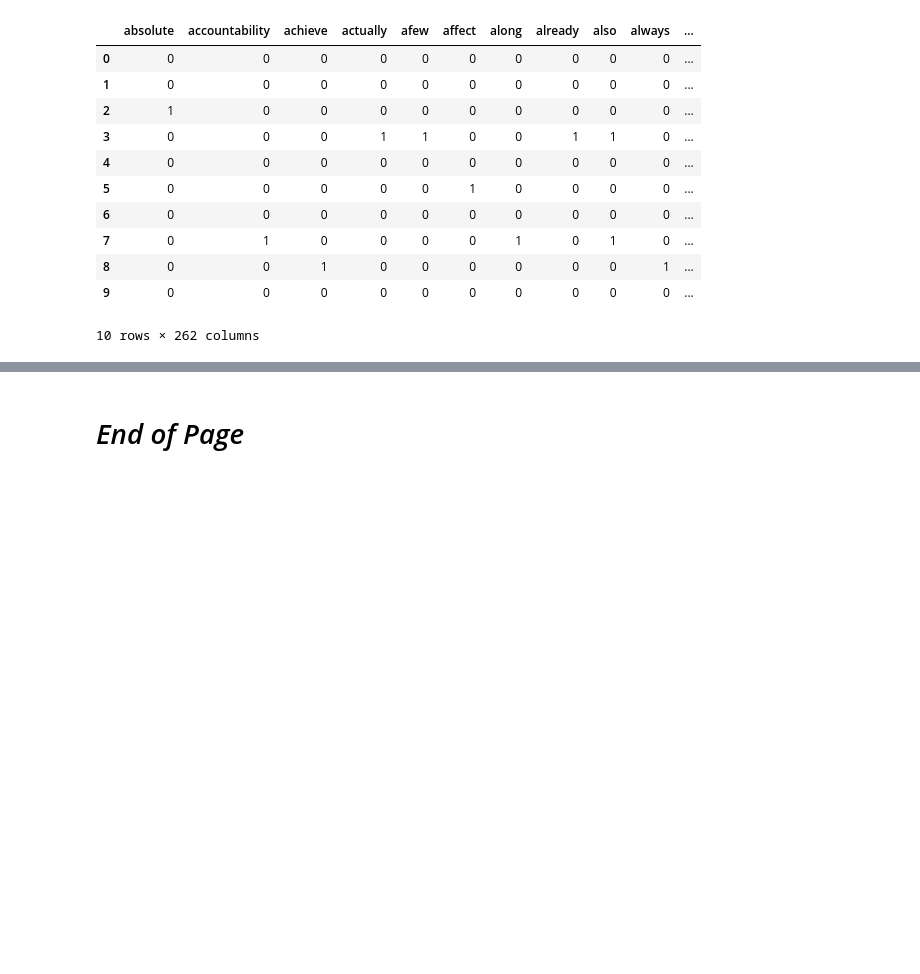
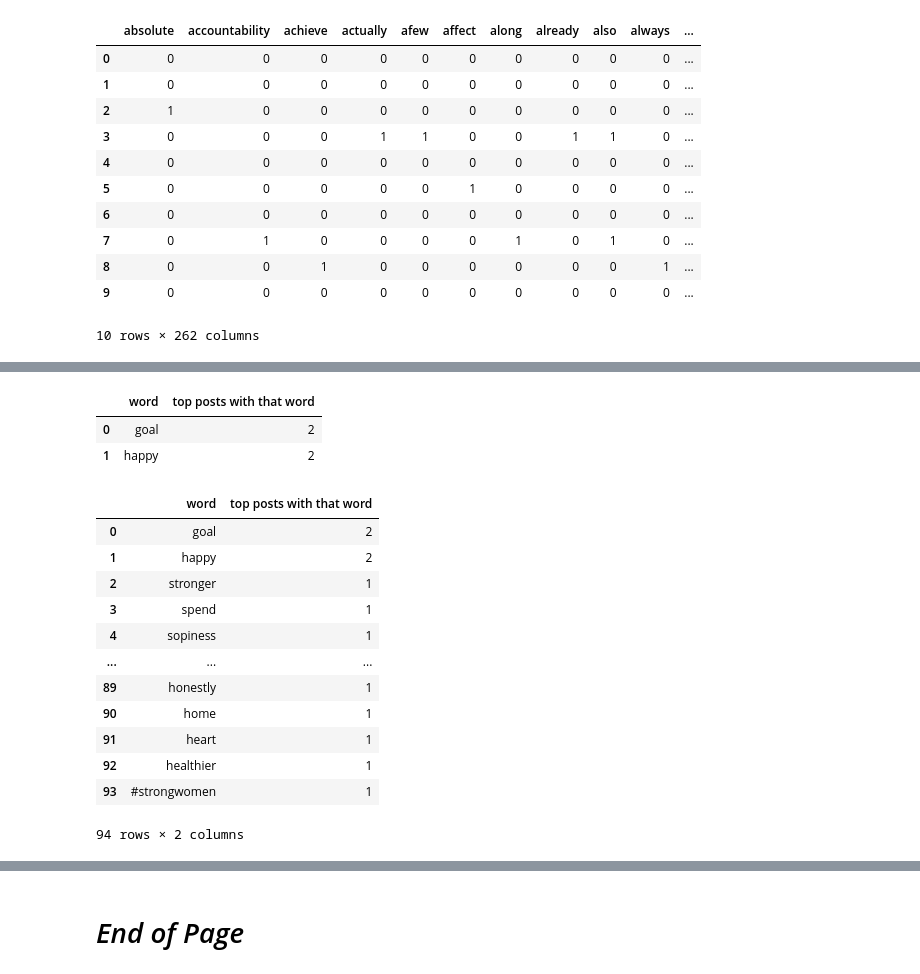
Before and after one commit to silvhua/online-PT-business-KPI, a Jupyter notebook: notebooks/2023-03-05 tfidf top vs bottom posts.ipynb, the cells around one changed output, grey strips where cells are left out. Saved outputs shown, nothing was run; the diff lists cells and outputs as text; code cells hidden in the pictures; blank space fills up the shorter version.

```diff
--- a/notebooks/2023-03-05 tfidf top vs bottom posts.ipynb
+++ b/notebooks/2023-03-05 tfidf top vs bottom posts.ipynb
@@ -523,34 +523,3 @@ top_posts
 bottom_posts, fig_bottom = plot_images_tfidf(data_processed, count_vector, top=False);
 # %% [output]
 Time zone: Canada/Pacific
-# %%
-from sklearn.feature_extraction.text import TfidfVectorizer
-from sklearn.feature_extraction.text import CountVectorizer
-def tfidf_top_vs_bottom(data, top_posts, bottom_posts, caption_column='media_caption'):
-    """
-    data: DataFrame containing raw data from `get_user_ig_post_text` function
-    """
-    data = data.reset_index(drop=True)
-    top_posts_index = top_posts.index
-    bottom_posts_index = bottom_posts.index
-    # top_posts_BoW = ''.join([word for doc in top_posts[caption_column] for word in doc])
-    # bottom_posts_BoW = ''.join([word for doc in bottom_posts[caption_column] for word in doc])
-    # docs = [top_posts_BoW, bottom_posts_BoW]
-    select_posts = pd.concat([data.loc[top_posts_index], data.loc[bottom_posts_index]])
-    posts_processed, count_vector, vect = post_preprocessing(select_posts)
-    tfidf_vectorizer = TfidfVectorizer(smooth_idf=False)
-    binary_count_vectorizer = (count_vector/count_vector).fillna(0).astype(int)
-    top_posts_tfidf = tfidf_transform(binary_count_vectorizer)
-
-    return binary_count_vectorizer, tfidf
-    # return top_posts_count_vector/top_posts_count_vector, bottom_posts_count_vector
-
-    # tfidf_vectorizer = TfidfVectorizer(smooth_idf=False)
-    # tfidf_vectors = tfidf_vectorizer.fit_transform([doc for doc in docs])
-    # tfidf_vectors = pd.DataFrame(
-    #     tfidf_vectors.toarray(), columns=tfidf_vectorizer.get_feature_names_out(),
-    #     index=['top_posts', 'bottom_posts'])
-    # print(f'Shape of tf-idf vector array: {tfidf_vectors.shape}')
-    # return tfidf_vectors, count_vectors, count_vectors_top
-
-binary_count_vectorizer, tfidf = tfidf_top_vs_bottom(data, top_posts, bottom_posts)
@@ -608,0 +660,22 @@ tfidf
+# %%
+top_posts_words[top_posts_words['top posts with that word'] > 1]
+# %% [output]
+|  | word | top posts with that word |
+| 0 | goal | 2 |
+| 1 | happy | 2 |
+# %%
+top_posts_words
+# %% [output]
+|  | word | top posts with that word |
+| 0 | goal | 2 |
+| 1 | happy | 2 |
+| 2 | stronger | 1 |
+| 3 | spend | 1 |
+| 4 | sopiness | 1 |
+| ... | ... | ... |
+| 89 | honestly | 1 |
+| 90 | home | 1 |
+| 91 | heart | 1 |
+| 92 | healthier | 1 |
+| 93 | #strongwomen | 1 |
+94 rows × 2 columns
```
Also changed, not shown: parts of 13 cells of this notebook.
